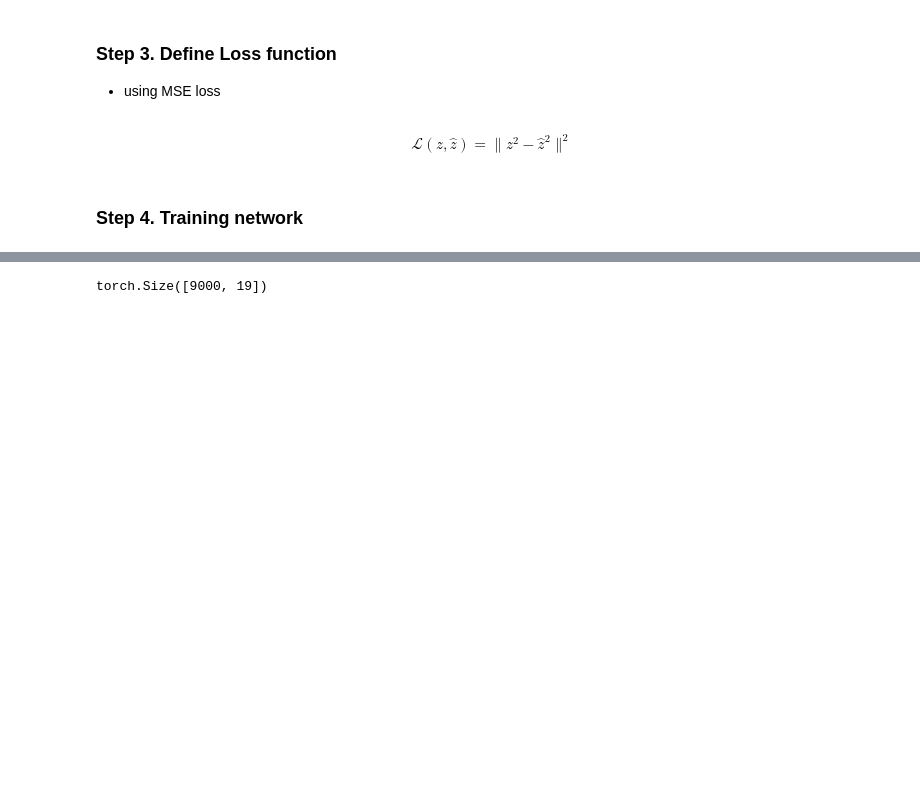
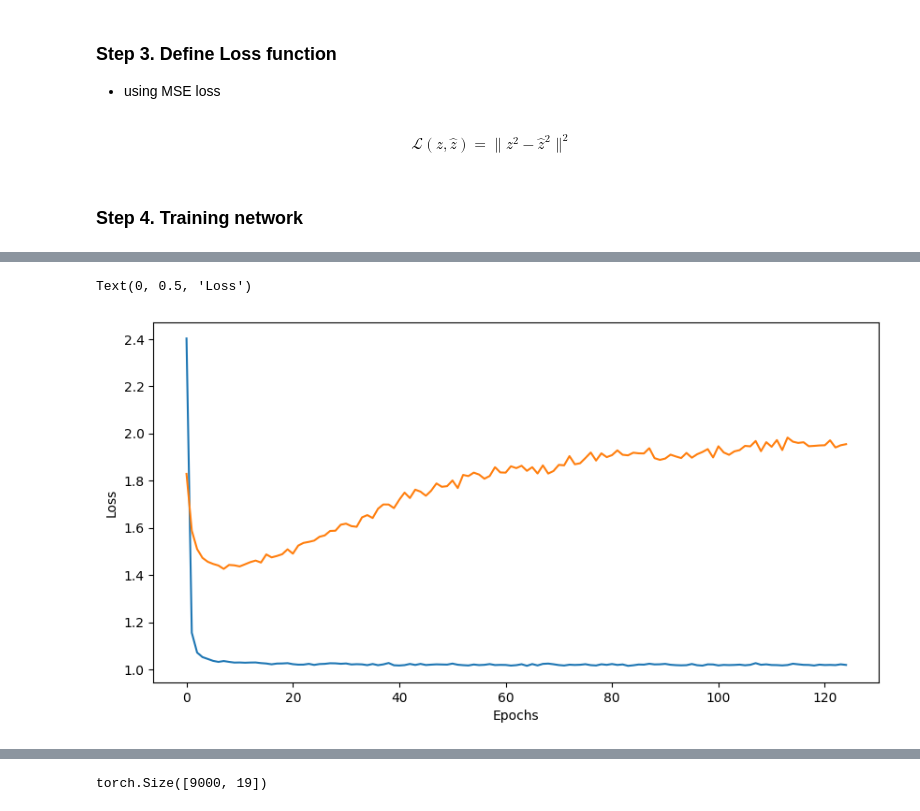
Before and after one commit to PavarisAsawa/locomotion_learning_information-theory, a Jupyter notebook: VE.ipynb, the cells around one changed output, grey strips where cells are left out. Cells and saved outputs as stored; diff of their text form; code cells hidden in the pictures; blank space fills up the shorter version.

```diff
--- a/VE.ipynb
+++ b/VE.ipynb
@@ -33,18 +34,15 @@ import tqdm
 cuda = torch.cuda.is_available()
 DEVICE = torch.device("cuda" if cuda else "cpu")
 
-batch_size = 100
+batch_size = 300
 x_dim = 19
-hidden_dim = 1024
-latent_dim = 19
+hidden_dim = 64
+output_dim = 19
 
-lr = 0.5e-3
-epochs = 30
+lr = 1.0e-3
+epochs = 125
 
 training_seed = 21
-
-state_dim = 64
-action_dim = 19
 # %% [markdown]
 ### Step 1. Load Dataset
 # %% [markdown]
@@ -101,31 +114,36 @@ TEST : X , Y shape :  torch.Size([9000, 19]) torch.Size([9000, 19])
 """
     A simple implementation of Gaussian MLP Encoder
 """
-class Encoder(nn.Module):
+class Predictor(nn.Module):
 
-    def __init__(self, input_dim, hidden_dim, latent_dim):
-        super(Encoder, self).__init__()
+    def __init__(self, input_dim, hidden_dim, output_dim):
+        super(Predictor, self).__init__()
 
         self.FC_input = nn.Linear(input_dim, hidden_dim)
         self.FC_input2 = nn.Linear(hidden_dim, hidden_dim)
-        self.FC_mean  = nn.Linear(hidden_dim, latent_dim)
-        self.FC_var   = nn.Linear (hidden_dim, latent_dim)
+
+        self.FC_mean  = nn.Linear(hidden_dim, output_dim)
+        self.FC_var   = nn.Linear (hidden_dim, output_dim)
 
         self.LeakyReLU = nn.LeakyReLU(0.2)
+        self.tanh = nn.Tanh()
+        # self.LeakyReLU = nn.ReLU()
+        self.softplus = nn.Softplus()
 
         self.training = True
 
-    def reparameterization(self, mean, var):
+    def reparameterization(self , mean, var):
         epsilon = torch.randn_like(var).to(DEVICE)        # sampling epsilon
         z = mean + var*epsilon                          # reparameterization trick
         return z
 
     def forward(self, x):
-        h_       = self.LeakyReLU(self.FC_input(x))
-        h_       = self.LeakyReLU(self.FC_input2(h_))
+        h_       = self.tanh(self.FC_input(x))
+        h_       = self.tanh(self.FC_input2(h_))
         mean     = self.FC_mean(h_)         # encoder produces mean and log of variance
         log_var  = self.FC_var(h_)          # (i.e., parateters of simple tractable normal distribution "q"
+        # log_var  = self.softplus(log_var)  # clamp log_var to avoid numerical issues
 
-        z = self.reparameterization(mean, torch.exp(log_var))  # takes exponential function (log var -> var) # reparameterization trick
+        z = self.reparameterization(mean, torch.exp(log_var))  # reparameterization trick
         # z is sampling from the distribution z = mean + var * epsilon
         return z,mean, log_var
@@ -132,5 +154,6 @@ class Encoder(nn.Module):
 # %%
-model = Encoder(input_dim=state_dim, hidden_dim=hidden_dim, latent_dim=latent_dim).to(DEVICE)
+model = Predictor(input_dim=state_dim, hidden_dim=hidden_dim, output_dim=output_dim).to(DEVICE)
+# model = NN(input_dim=state_dim, hidden_dim=hidden_dim, latent_dim=latent_dim).to(DEVICE)
 # %% [markdown]
 ### Step 3. Define Loss function
 - using MSE loss
@@ -191 +233,10 @@ Finish!!
+# %%
+plt.figure(figsize=(10, 5))
+plt.plot(train_losses, label='Train Loss')
+plt.plot(test_losses, label='Test Loss')
+plt.xlabel('Epochs')
+plt.ylabel('Loss')
+# %% [output]
+Text(0, 0.5, 'Loss')
+[figure, added]
 # %%
```
Also changed, not shown: parts of 15 cells of this notebook, 3 other files.
